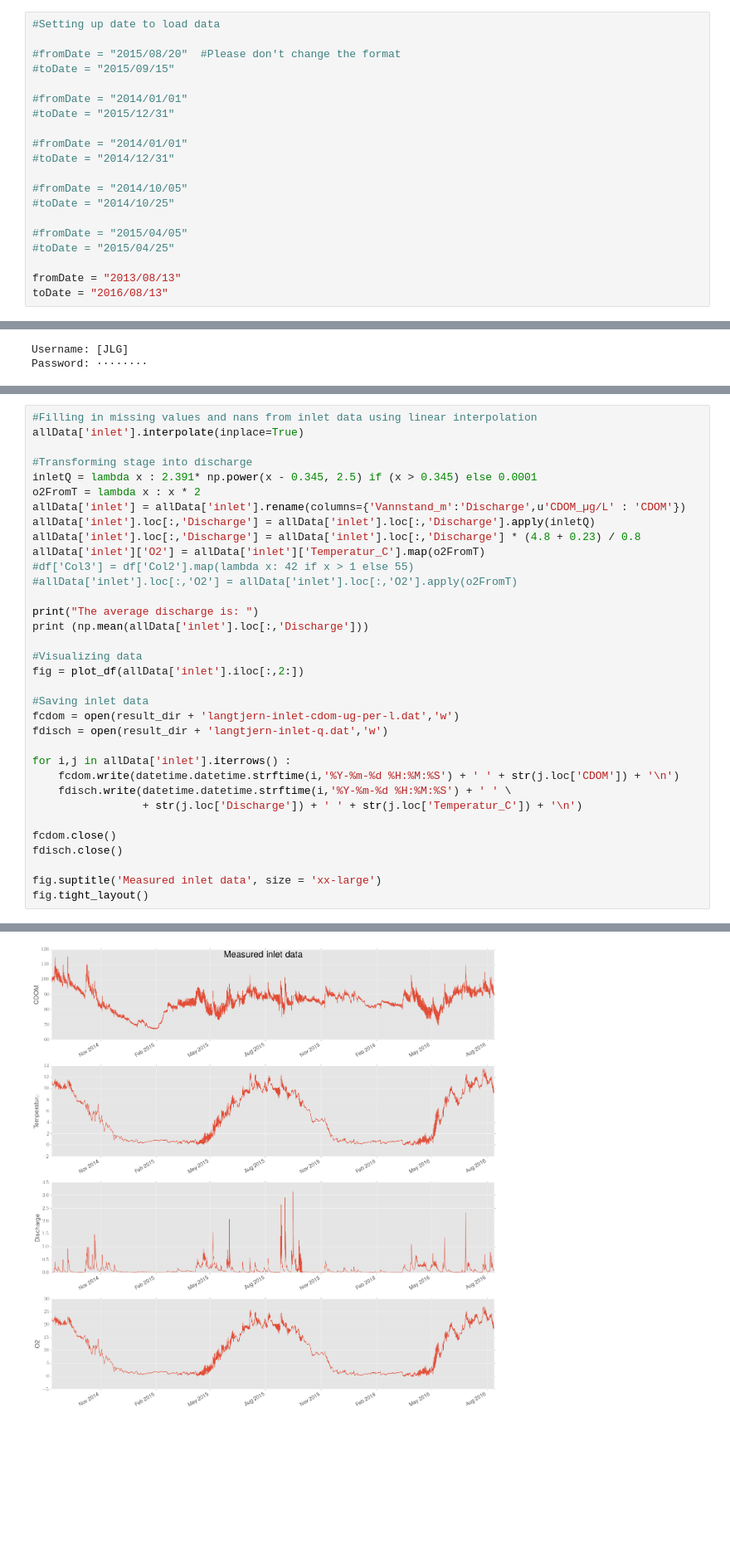
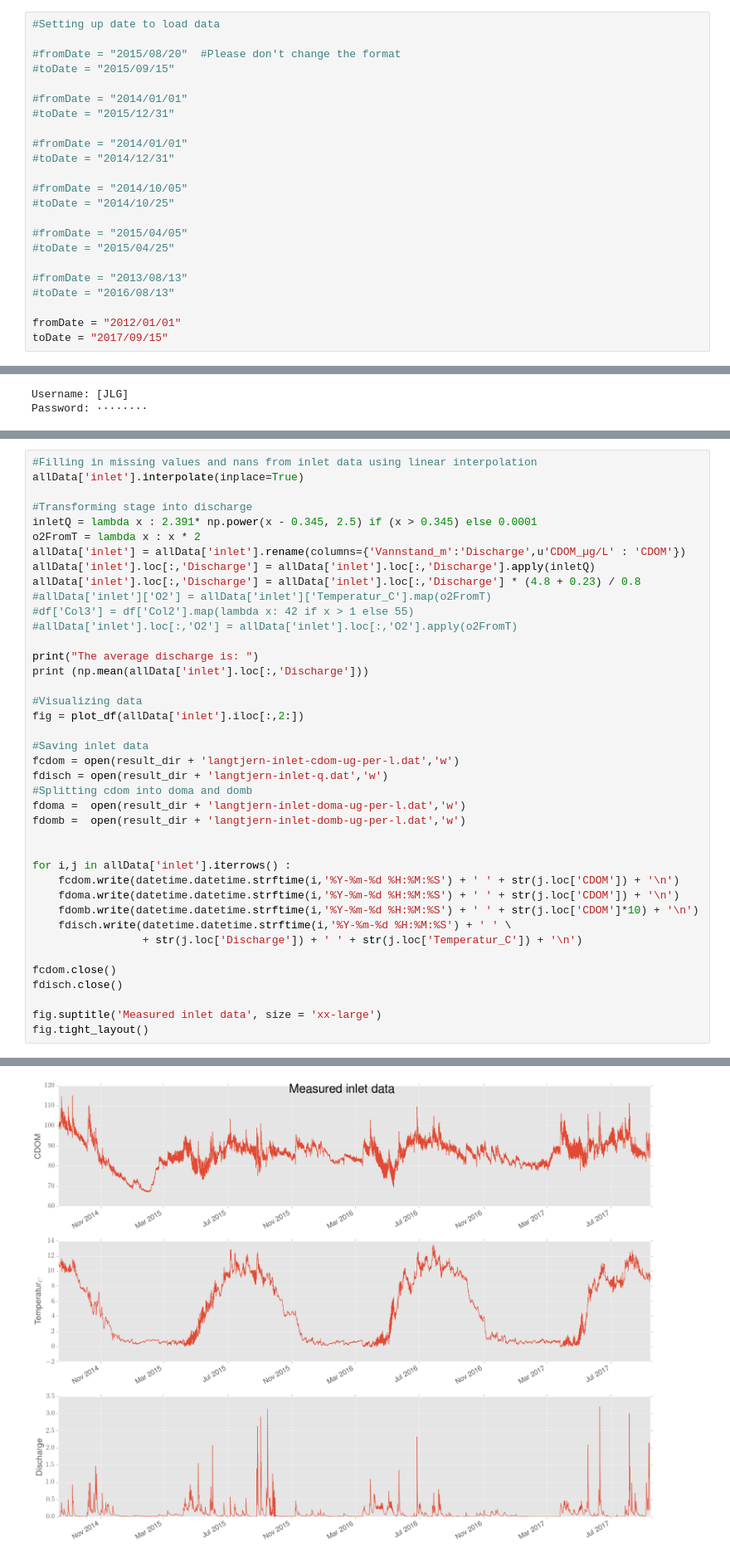
Before and after one commit to Lecheps/PROGNOS_data, a Jupyter notebook: PROGNOS_preprocessing.ipynb, the cells around one changed output, grey strips where cells are left out. Shown at 83% size. Saved outputs shown, nothing was run; the diff lists cells and outputs as text; blank space fills up the shorter version.

Commit message:
Splitting CDOM into DOMa and DOMb
90% of DOM  is DOMb and the rest is DOMa

```diff
--- a/PROGNOS_preprocessing.ipynb
+++ b/PROGNOS_preprocessing.ipynb
@@ -86,8 +86,11 @@ Paths to python libraries:
 #fromDate = "2015/04/05"
 #toDate = "2015/04/25"
 
-fromDate = "2013/08/13"
-toDate = "2016/08/13"
+#fromDate = "2013/08/13"
+#toDate = "2016/08/13"
+
+fromDate = "2012/01/01"
+toDate = "2017/09/15"
 # %% [markdown]
 ###### Asking for credentials to AquaMonitor.
 # %%
@@ -196,7 +199,7 @@ o2FromT = lambda x : x * 2
 allData['inlet'] = allData['inlet'].rename(columns={'Vannstand_m':'Discharge',u'CDOM_µg/L' : 'CDOM'})
 allData['inlet'].loc[:,'Discharge'] = allData['inlet'].loc[:,'Discharge'].apply(inletQ)
 allData['inlet'].loc[:,'Discharge'] = allData['inlet'].loc[:,'Discharge'] * (4.8 + 0.23) / 0.8
-allData['inlet']['O2'] = allData['inlet']['Temperatur_C'].map(o2FromT)
+#allData['inlet']['O2'] = allData['inlet']['Temperatur_C'].map(o2FromT)
 #df['Col3'] = df['Col2'].map(lambda x: 42 if x > 1 else 55)
 #allData['inlet'].loc[:,'O2'] = allData['inlet'].loc[:,'O2'].apply(o2FromT)
 
@@ -209,9 +212,15 @@ fig = plot_df(allData['inlet'].iloc[:,2:])
 #Saving inlet data
 fcdom = open(result_dir + 'langtjern-inlet-cdom-ug-per-l.dat','w')
 fdisch = open(result_dir + 'langtjern-inlet-q.dat','w')
+#Splitting cdom into doma and domb
+fdoma =  open(result_dir + 'langtjern-inlet-doma-ug-per-l.dat','w')
+fdomb =  open(result_dir + 'langtjern-inlet-domb-ug-per-l.dat','w')
+
 
 for i,j in allData['inlet'].iterrows() :
     fcdom.write(datetime.datetime.strftime(i,'%Y-%m-%d %H:%M:%S') + ' ' + str(j.loc['CDOM']) + '\n')
+    fdoma.write(datetime.datetime.strftime(i,'%Y-%m-%d %H:%M:%S') + ' ' + str(j.loc['CDOM']) + '\n')
+    fdomb.write(datetime.datetime.strftime(i,'%Y-%m-%d %H:%M:%S') + ' ' + str(j.loc['CDOM']*10) + '\n')
     fdisch.write(datetime.datetime.strftime(i,'%Y-%m-%d %H:%M:%S') + ' ' \
                  + str(j.loc['Discharge']) + ' ' + str(j.loc['Temperatur_C']) + '\n')
 
@@ -226,4 +235,4 @@ The average discharge is:
-[figure, old version]
+[figure, new version]
 # %% [markdown]
 ## Saving outlet data
 
```
Also changed, not shown: parts of 9 cells of this notebook.
